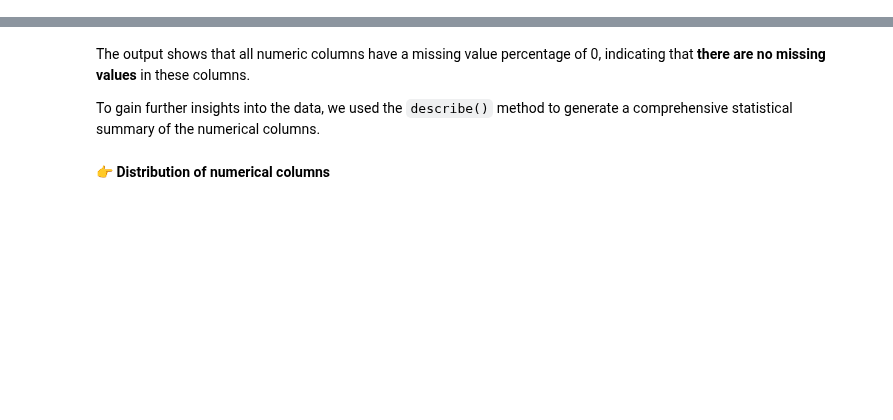
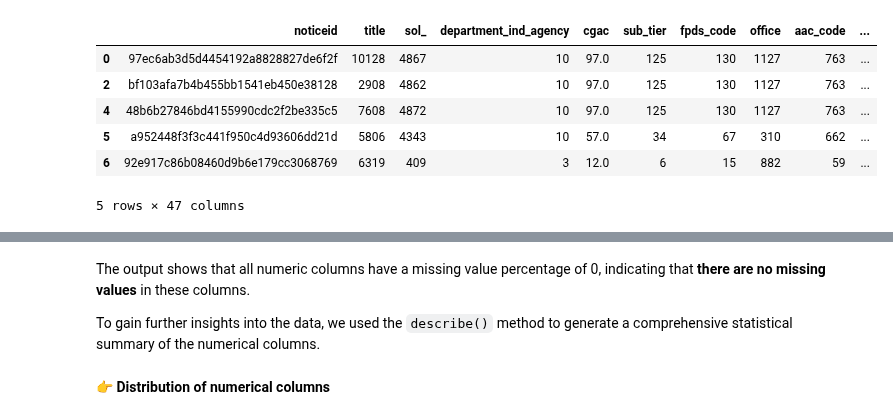
Before and after one commit to LNshuti/usgov-contracts-rag, a Jupyter notebook: src/notebooks/ml_usgov_contracts_ecommendation.ipynb, the cells around one changed output, grey strips where cells are left out. Cells and saved outputs as stored; diff of their text form; code cells hidden in the pictures; blank space fills up the shorter version.

```diff
--- a/src/notebooks/ml_usgov_contracts_ecommendation.ipynb
+++ b/src/notebooks/ml_usgov_contracts_ecommendation.ipynb
@@ -126,15 +169,23 @@ df2023
 # %%
 """
 Cell generated by Data Wrangler.
 """
-def clean_data(df2023_df):
+def clean_data(df2022_df):
     # Filter rows based on column: 'award_'
-    df2023_df = df2023_df[(df2023_df['award_'].notna()) & (df2023_df['award_'] != "")]
-    return df2023_df
+    df2022_df = df2022_df[(df2022_df['award_'].notna()) & (df2022_df['award_'] != "")]
+    return df2022_df
 
-# Loaded variable 'df2023' from kernel state
-df2023_df = df2023.to_pandas()
+# Loaded variable 'df2022' from kernel state
+df2022_df = df2022.to_pandas()
 
-df2023_df_clean = clean_data(df2023_df.copy())
-df2023_df_clean.head()
+df2022_df_clean = clean_data(df2022_df.copy())
+df2022_df_clean.head()
+# %% [output]
+|  | noticeid | title | sol_ | department_ind_agency | cgac | sub_tier | fpds_code | office | aac_code | ... |
+| 0 | 97ec6ab3d5d4454192a8828827de6f2f | 10128 | 4867 | 10 | 97.0 | 125 | 130 | 1127 | 763 | ... |
+| 2 | bf103afa7b4b455bb1541eb450e38128 | 2908 | 4862 | 10 | 97.0 | 125 | 130 | 1127 | 763 | ... |
+| 4 | 48b6b27846bd4155990cdc2f2be335c5 | 7608 | 4872 | 10 | 97.0 | 125 | 130 | 1127 | 763 | ... |
+| 5 | a952448f3f3c441f950c4d93606dd21d | 5806 | 4343 | 10 | 57.0 | 34 | 67 | 310 | 662 | ... |
+| 6 | 92e917c86b08460d9b6e179cc3068769 | 6319 | 409 | 3 | 12.0 | 6 | 15 | 882 | 59 | ... |
+5 rows × 47 columns
 # %%
```
Also changed, not shown: parts of 32 cells of this notebook.
